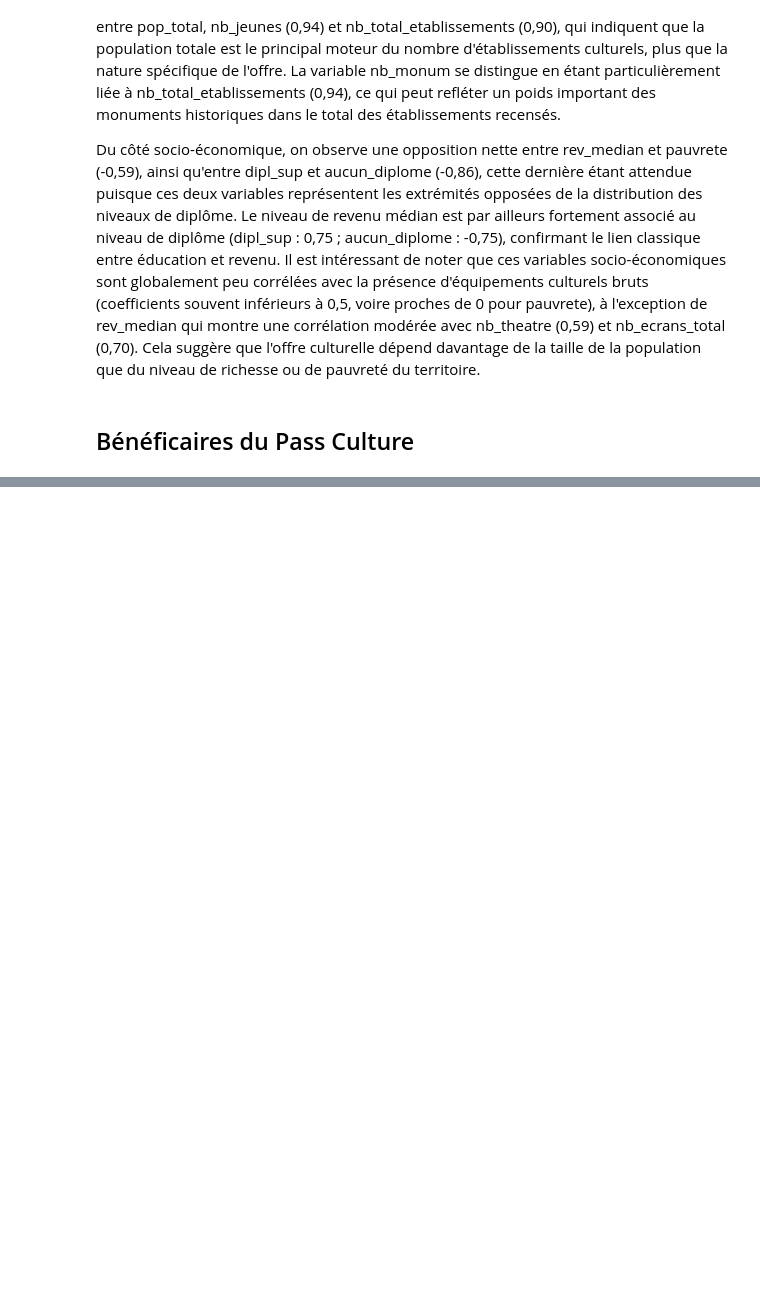
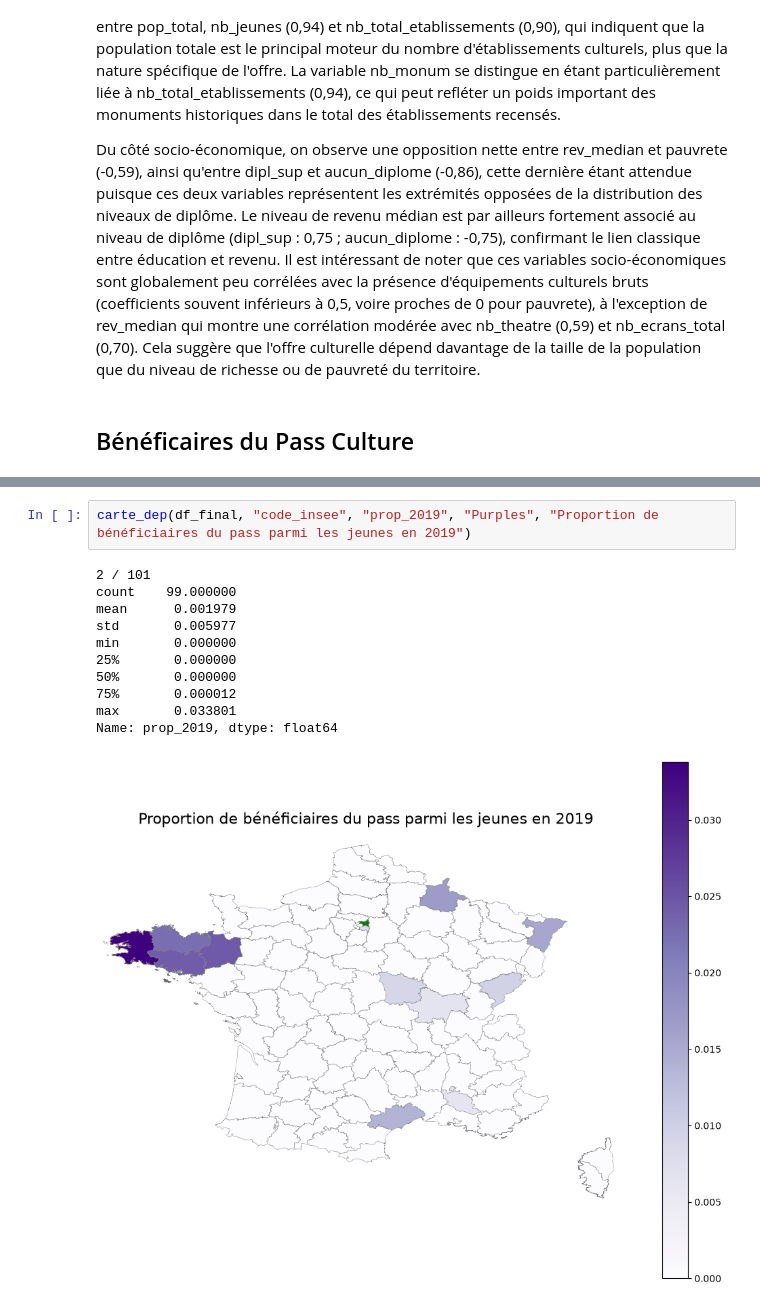
Before and after one commit to heloise1414/Evaluation-Politiques-Publiques-Culturelles, a Jupyter notebook: stats_desc.ipynb, the cells around one changed output, grey strips where cells are left out. Saved outputs shown, nothing was run; the diff lists cells and outputs as text; blank space fills up the shorter version.

```diff
--- a/stats_desc.ipynb
+++ b/stats_desc.ipynb
@@ -389,0 +423,14 @@ Du côté socio-économique, on observe une opposition nette entre rev_median et
+# %%
+carte_dep(df_final, "code_insee", "prop_2019", "Purples", "Proportion de bénéficiaires du pass parmi les jeunes en 2019")
+# %% [output]
+2 / 101
+count    99.000000
+mean      0.001979
+std       0.005977
+min       0.000000
+25%       0.000000
+50%       0.000000
+75%       0.000012
+max       0.033801
+Name: prop_2019, dtype: float64
+[figure, added]
```
Also changed, not shown: parts of 4 cells of this notebook.
